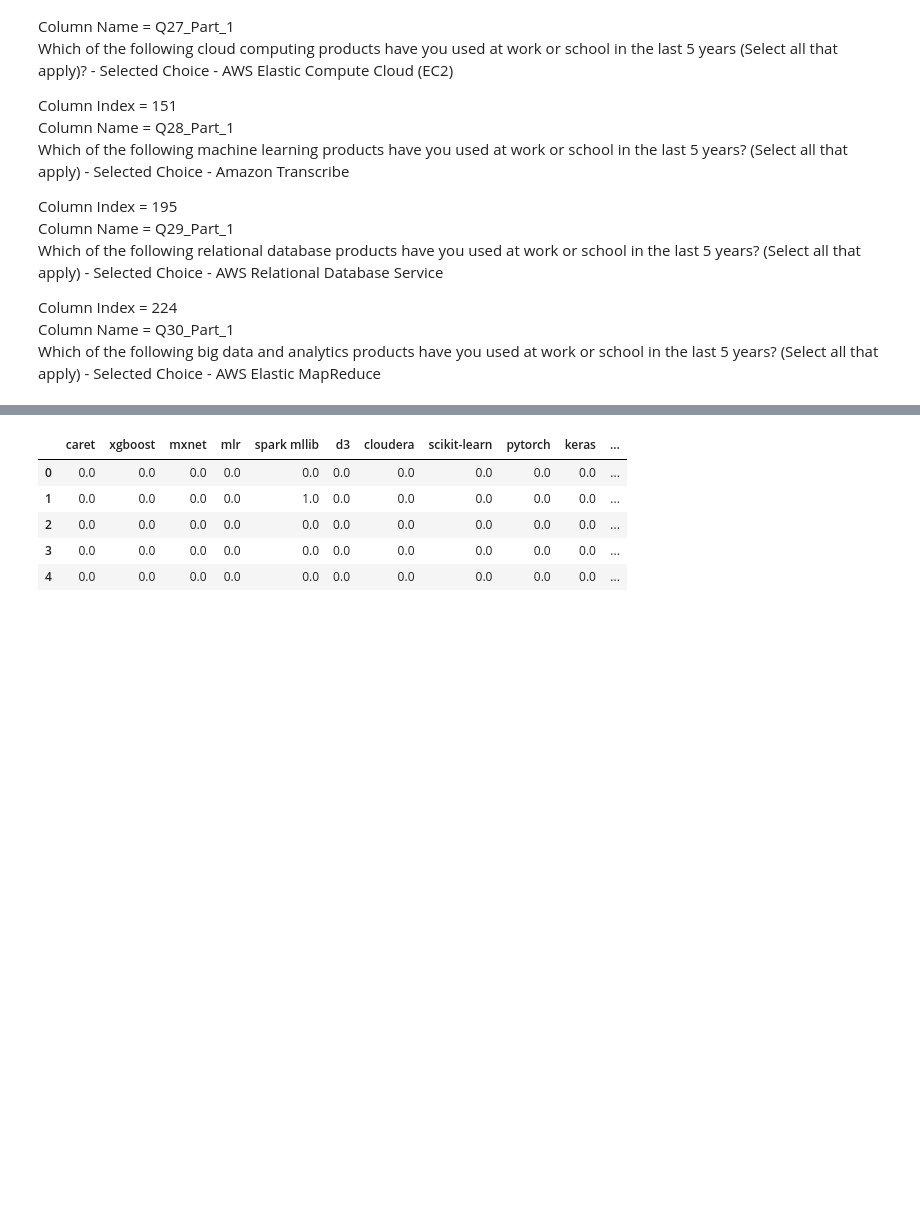
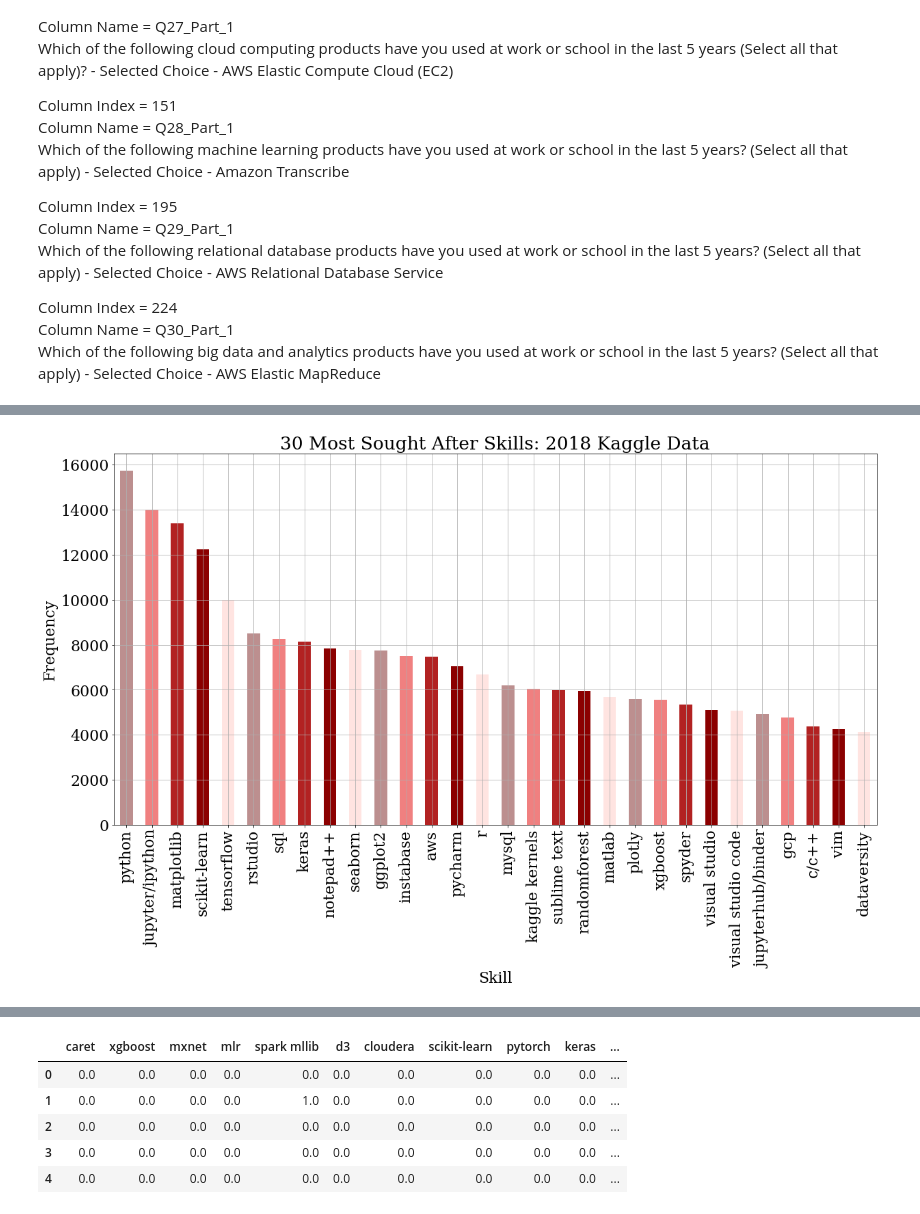
Before and after one commit to atkinssamuel/EdTech, a Jupyter notebook: 1-MIE-curriculum-design/1-MIE-curriculum-design.ipynb, the cells around one changed output, grey strips where cells are left out. Drawn from its saved outputs; the diff is of its cells as text; code cells hidden in the pictures; blank space fills up the shorter version.

```diff
--- a/1-MIE-curriculum-design/1-MIE-curriculum-design.ipynb
+++ b/1-MIE-curriculum-design/1-MIE-curriculum-design.ipynb
@@ -355,5 +360,7 @@ for question in questions:
             question_columns.append(column)
             start_index = kaggle_data_2018.iloc[0, i].index("-", \
                 kaggle_data_2018.iloc[0, i].index("-")+1)
-            column_names_dict[column] = kaggle_data_2018.iloc[0, i][start_index+1:]
+            column_rename_value = kaggle_data_2018.iloc[0, i][start_index+2:].lower()
+            column_names_dict[column] = column_rename_value
+
 # question_columns = ['Q13_Part_1', 'Q13_Part_2', 'Q13_Part_3', 'Q13_Part_4', 'Q13_Part_5', ...]
@@ -389,0 +381,6 @@ sorted_counts_2018[:80].plot(kind="bar")
+# %%
+kd_2018_qs = kd_2018_qs[1:]
+print(kd_2018_qs.columns)
+kd_2018_qs.drop(["i have not used any cloud providers", "none"], axis=1, inplace=True)
+kd_2018_qs = kd_2018_qs.rename(columns={'google cloud platform (gcp)': 'gcp', 'amazon web services (aws)': 'aws'})
+kd_2018_qs.head()
@@ -390 +404,17 @@ sorted_counts_2018[:80].plot(kind="bar")
+# %%
+plt.figure(figsize=(20,10))
+font = {'font.family' : 'serif',
+        'font.size'   : 22,
+        'font.weight' : 'normal'}
+plt.rcParams.update(font)
+my_colors = ["rosybrown", "lightcoral", "firebrick", "darkred", "mistyrose"]*12
+
+sorted_counts_2018 = kd_2018_qs.sum().sort_values(ascending=False)[:30].plot(kind="bar", color=my_colors)
+plt.title("30 Most Sought After Skills: 2018 Kaggle Data")
+plt.grid(True)
+plt.xlabel("Skill")
+plt.ylabel("Frequency")
+plt.show()
+# %% [output]
+[figure, added]
 # %%
```
Also changed, not shown: parts of 26 cells of this notebook, 2 other files.
